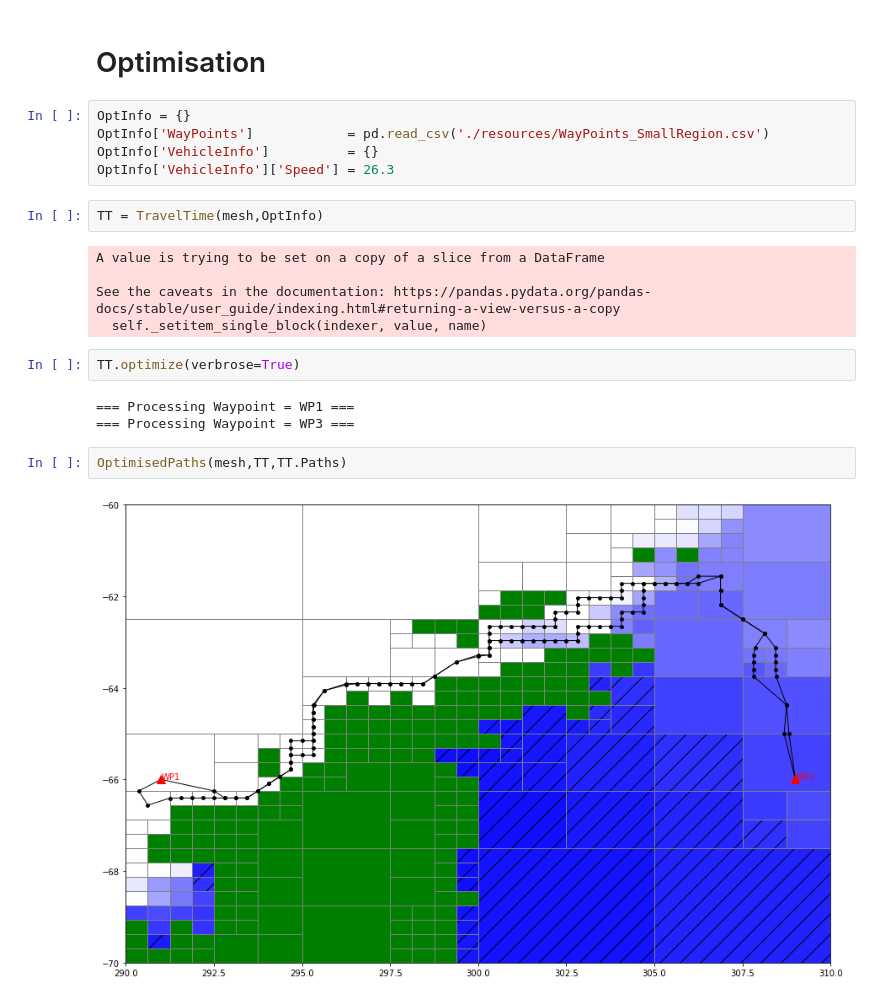
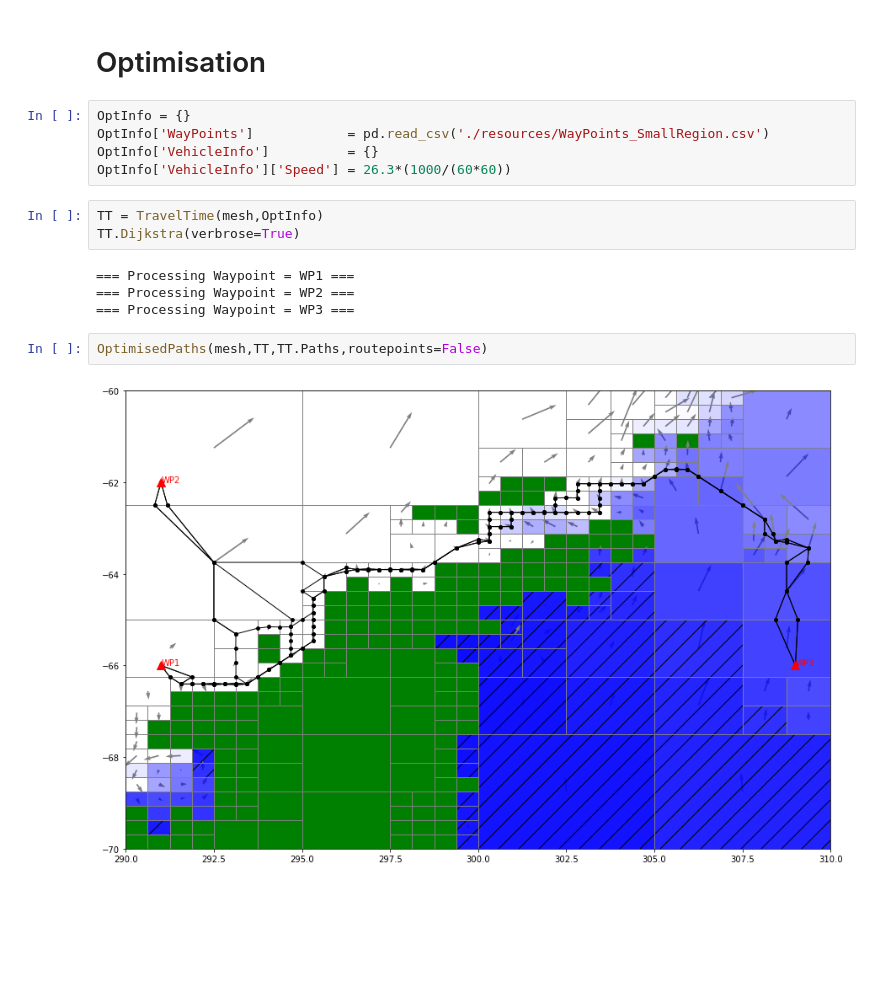
Before and after one commit to antarctica/PolarRoute, a Jupyter notebook: Example_SmallCoastal.ipynb, the cells around one changed output. Drawn from its saved outputs; the diff is of its cells as text; blank space fills up the shorter version.

```diff
--- a/Example_SmallCoastal.ipynb
+++ b/Example_SmallCoastal.ipynb
@@ -99,20 +99,15 @@ PlotMesh(mesh)
 OptInfo = {}
 OptInfo['WayPoints']            = pd.read_csv('./resources/WayPoints_SmallRegion.csv')
 OptInfo['VehicleInfo']          = {}
-OptInfo['VehicleInfo']['Speed'] = 26.3
+OptInfo['VehicleInfo']['Speed'] = 26.3*(1000/(60*60))
 # %%
 TT = TravelTime(mesh,OptInfo)
+TT.Dijkstra(verbrose=True)
 # %% [output]
-A value is trying to be set on a copy of a slice from a DataFrame
-
-See the caveats in the documentation: https://pandas.pydata.org/pandas-docs/stable/user_guide/indexing.html#returning-a-view-versus-a-copy
-  self._setitem_single_block(indexer, value, name)
+=== Processing Waypoint = WP1 ===
+=== Processing Waypoint = WP2 ===
+=== Processing Waypoint = WP3 ===
-# %%
-TT.optimize(verbrose=True)
-# %% [output]
-=== Processing Waypoint = WP1 ===
-=== Processing Waypoint = WP3 ===
 # %%
-OptimisedPaths(mesh,TT,TT.Paths)
+OptimisedPaths(mesh,TT,TT.Paths,routepoints=False)
 # %% [output]
-[figure, old version]
+[figure, new version]
```
Also changed, not shown: parts of 2 cells of this notebook, 7 other files.
